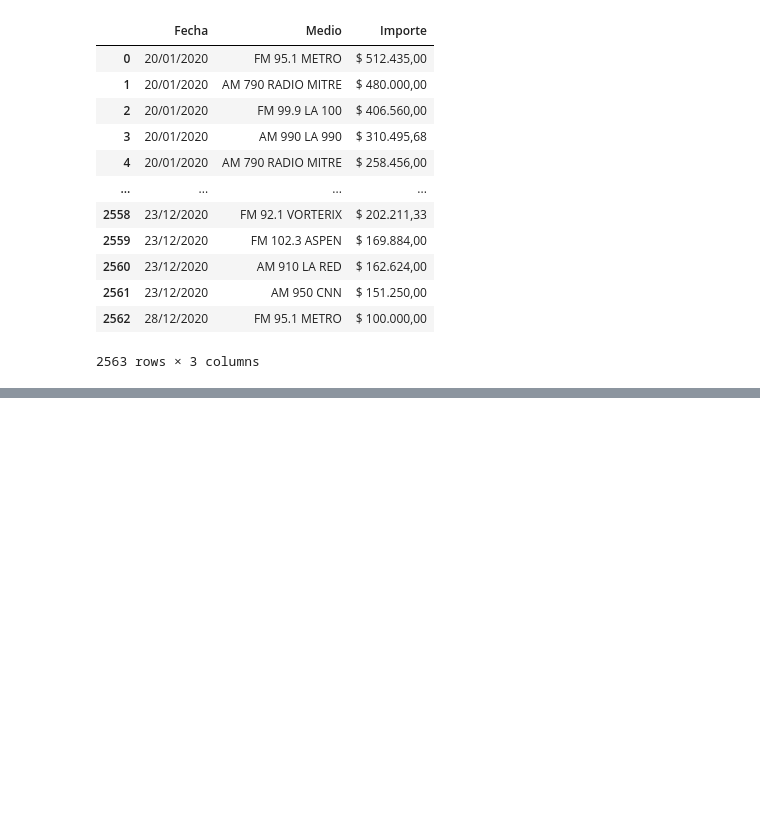
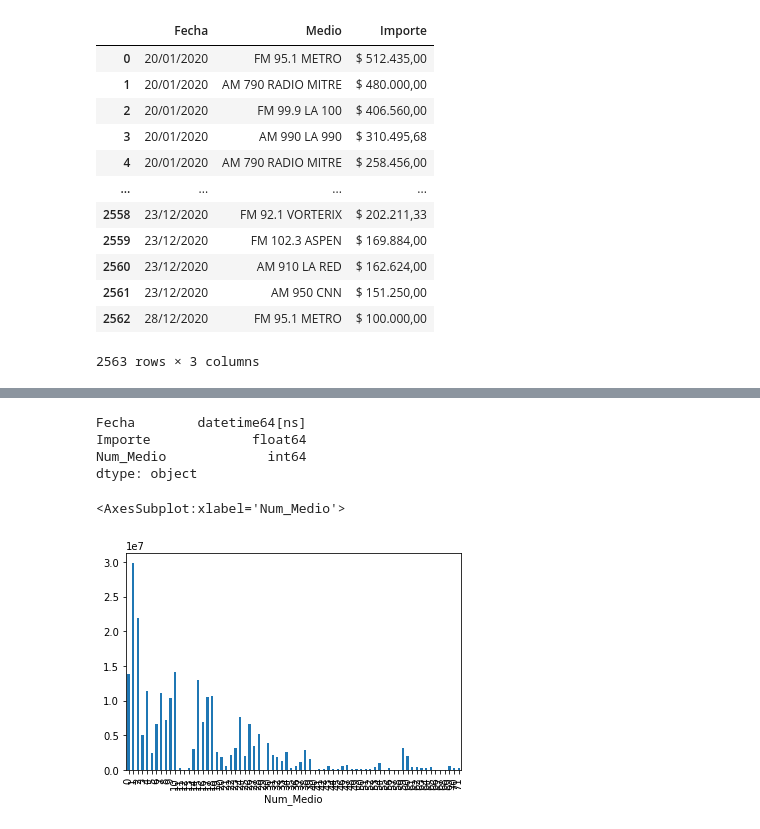
Before and after one commit to FIUBA-Posgrado-Inteligencia-Artificial/aprendizaje_maquina_I, a Jupyter notebook: Clase 6/Clustering/Pauta_pub.ipynb, the cells around one changed output, grey strips where cells are left out. Saved outputs shown, nothing was run; the diff lists cells and outputs as text; code cells hidden in the pictures; blank space fills up the shorter version.

```diff
--- a/Clase 6/Clustering/Pauta_pub.ipynb
+++ b/Clase 6/Clustering/Pauta_pub.ipynb
@@ -42,0 +73,15 @@ df["Num_Medio"] = df["Medio"].apply(lambda x: mapping[x])
+# %%
+df['Importe'] = df['Importe'].astype(float)
+# %%
+df['Fecha'] = pd.to_datetime(df['Fecha'], format='%d/%m/%Y')
+# %%
+df.drop(['Medio'], axis=1, inplace=True)
+# %%
+df.dtypes
+# %% [output]
+Fecha        datetime64[ns]
+Importe             float64
+Num_Medio             int64
+dtype: object
+# %%
+df.drop(['Fecha'], axis=1, inplace=True)
@@ -42,0 +92,5 @@ df["Num_Medio"] = df["Medio"].apply(lambda x: mapping[x])
+# %%
+df.groupby('Num_Medio')['Importe'].sum().plot(kind='bar')
+# %% [output]
+<AxesSubplot:xlabel='Num_Medio'>
+[figure, added]
```
Also changed, not shown: parts of 30 cells of this notebook.
